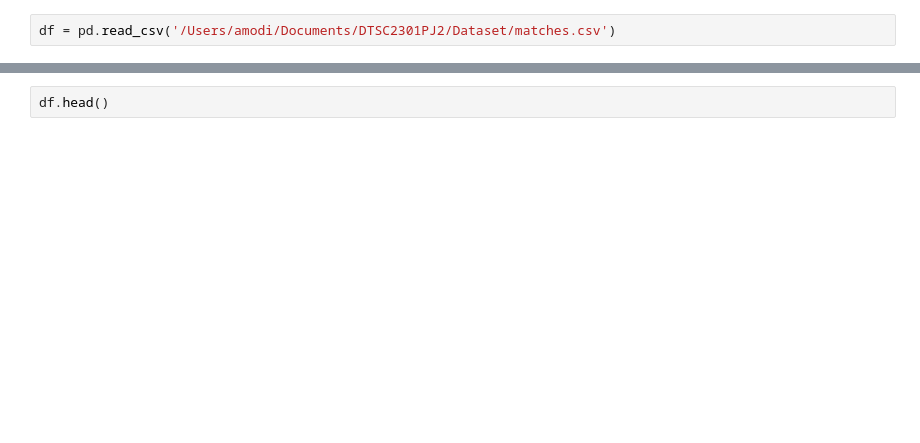
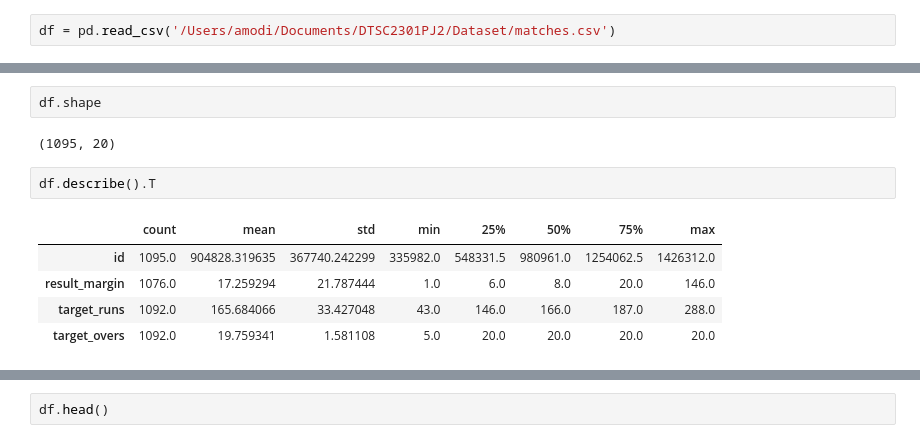
Before and after one commit to modias/ipl-match-winner-prediction, a Jupyter notebook: ipl_match_prediction.ipynb, the cells around one changed output, grey strips where cells are left out. Drawn from its saved outputs; the diff is of its cells as text; blank space fills up the shorter version.

```diff
--- a/ipl_match_prediction.ipynb
+++ b/ipl_match_prediction.ipynb
@@ -5,0 +28,12 @@ df = pd.read_csv('/Users/amodi/Documents/DTSC2301PJ2/Dataset/matches.csv')
+# %%
+df.shape
+# %% [output]
+(1095, 20)
+# %%
+df.describe().T
+# %% [output]
+|  | count | mean | std | min | 25% | 50% | 75% | max |
+| id | 1095.0 | 904828.319635 | 367740.242299 | 335982.0 | 548331.5 | 980961.0 | 1254062.5 | 1426312.0 |
+| result_margin | 1076.0 | 17.259294 | 21.787444 | 1.0 | 6.0 | 8.0 | 20.0 | 146.0 |
+| target_runs | 1092.0 | 165.684066 | 33.427048 | 43.0 | 146.0 | 166.0 | 187.0 | 288.0 |
+| target_overs | 1092.0 | 19.759341 | 1.581108 | 5.0 | 20.0 | 20.0 | 20.0 | 20.0 |
```
Also changed, not shown: parts of 7 cells of this notebook.
